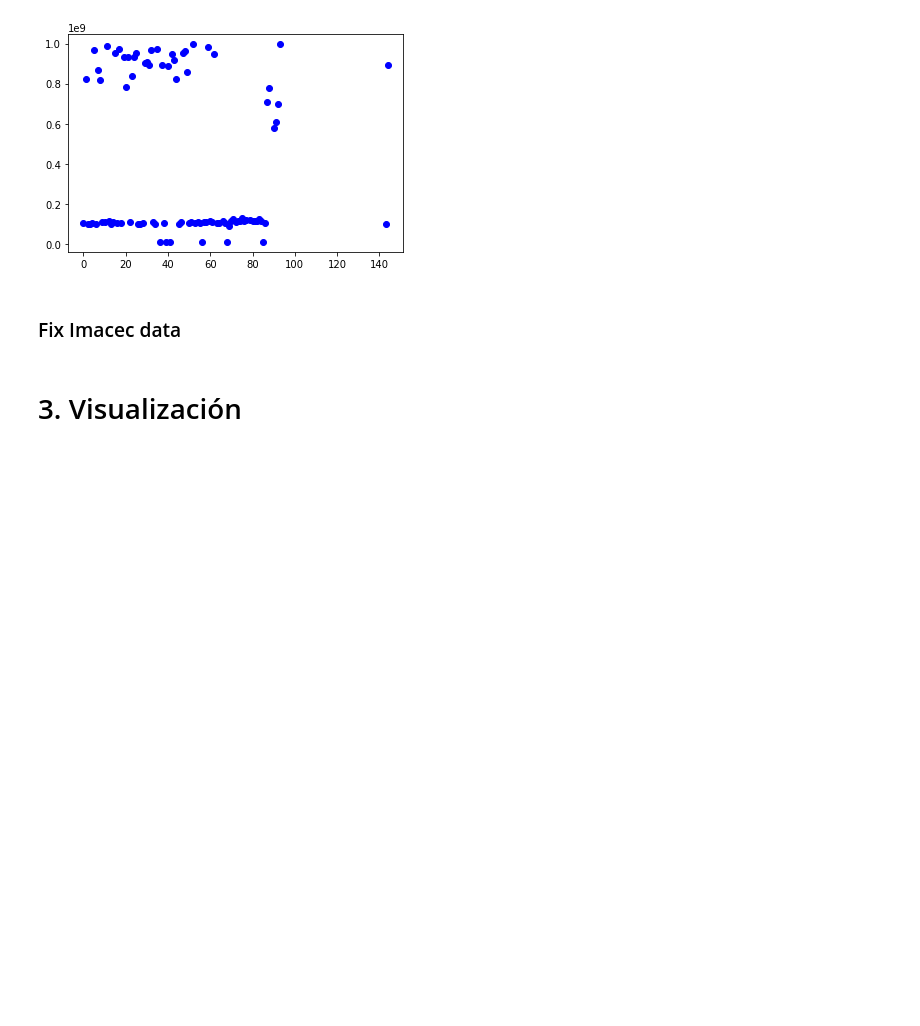
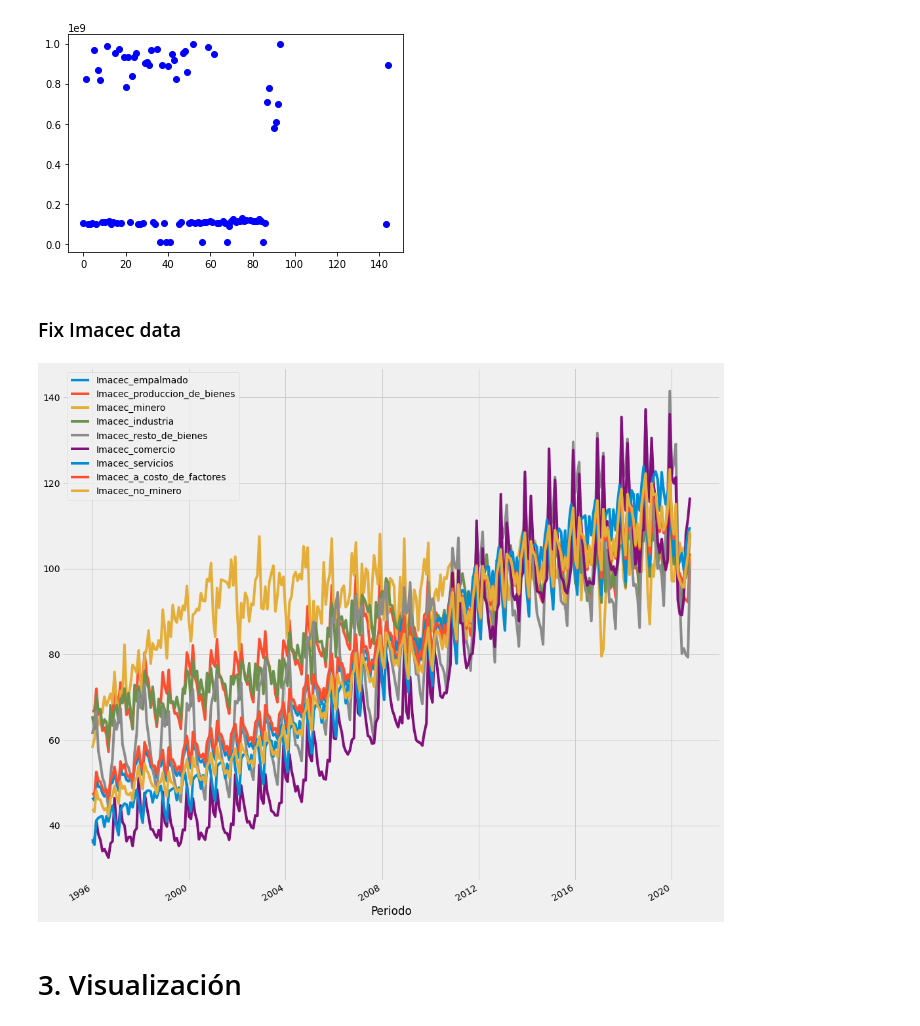
Before and after one commit to Reac92/solucion_spike, a Jupyter notebook: solucion.ipynb, the cells around one changed output. Saved outputs shown, nothing was run; the diff lists cells and outputs as text; code cells hidden in the pictures; blank space fills up the shorter version.

```diff
--- a/solucion.ipynb
+++ b/solucion.ipynb
@@ -300,6 +322,14 @@ plt.scatter(df2.index, df2[name_col_test], color='blue')
 # %% [markdown]
 ### Fix Imacec data
 # %%
+def parse_dates(df, field_name):
+    """converts date field into datetime object"""
+    # parse strings and conversions to datetime type
+    df[field_name] = pd.to_datetime(df[field_name], errors='coerce').astype('datetime64[ns]')
+
+    return df
+
+
 def get_number(x):
     if type(x) != str: return x
     final_position = x.find('.')
@@ -325,33 +355,36 @@ def get_imacec(df, col_name):
     imacec_column = df_imacec[col_name].apply(lambda word: get_number(word))
 
     df_imacec[col_name] = pd.to_numeric(imacec_column, errors='coerce')
 
     df_imacec[col_name] = df_imacec[col_name].apply(lambda imc: fix_range(imc))
 
     return df_imacec
 
 def clean_imacec(df_banco):
 
     imacec_columns = [imacec_word for imacec_word in df_banco.columns if "Imacec" in imacec_word]
 
     banco_central_fixed_imc = df_banco.copy()
     banco_central_fixed_imc['Periodo'] = parse_dates(banco_central_fixed_imc, 'Periodo')
     banco_central_fixed_imc.sort_values(['Periodo'], inplace=True)
     banco_central_fixed_imc.index = banco_central_fixed_imc['Periodo']
 
     for imc_name in imacec_columns:
         banco_central_fixed_imc = get_imacec(banco_central_fixed_imc, imc_name)
 
+
     return banco_central_fixed_imc
 
 # script
 
 banco_central_imc = clean_imacec(banco_central)
 imacec_columns = [imacec_word for imacec_word in banco_central.columns if "Imacec" in imacec_word]
 
 banco_central_imc[imacec_columns].plot(figsize=(16, 16))
 
 plt.show()
+# %% [output]
+[figure, added]
 # %% [markdown]
 # 3. Visualización
 # %%
```
Also changed, not shown: parts of 49 cells of this notebook.
